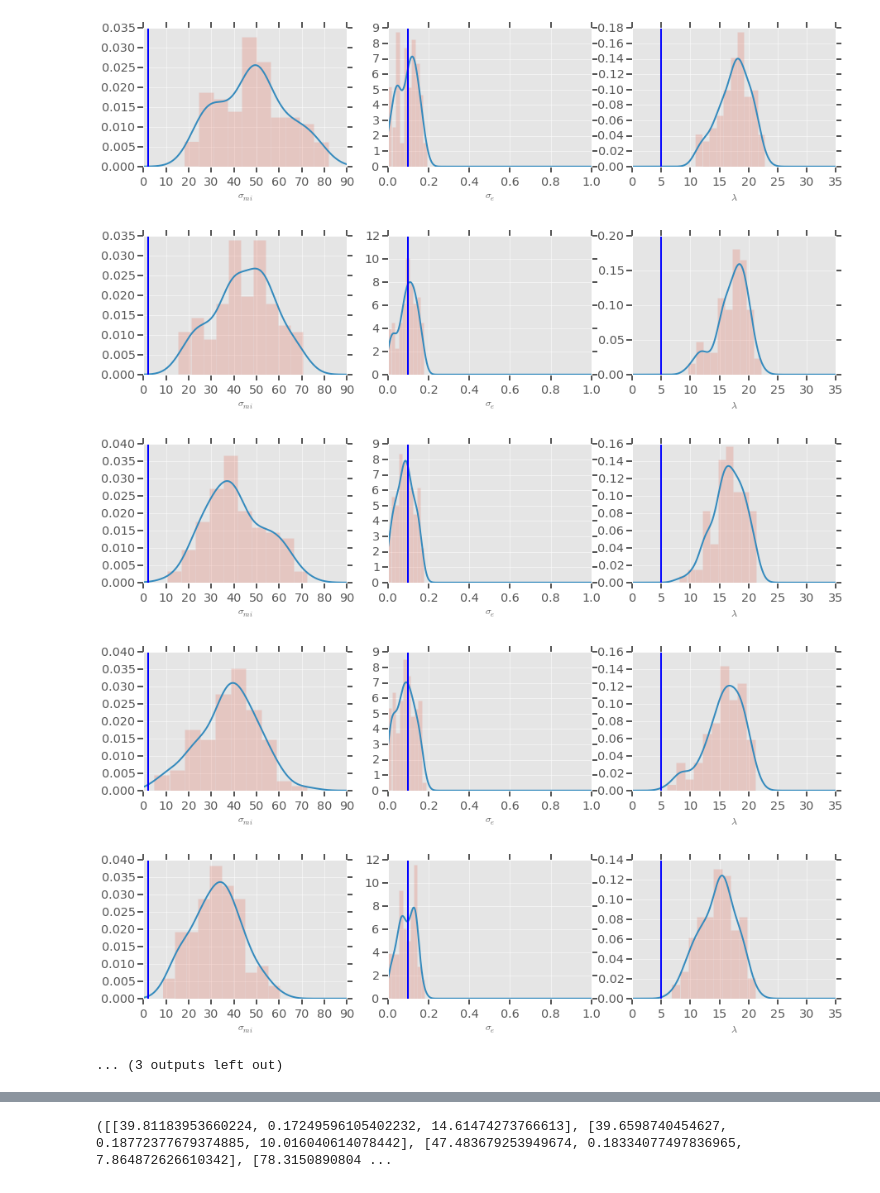
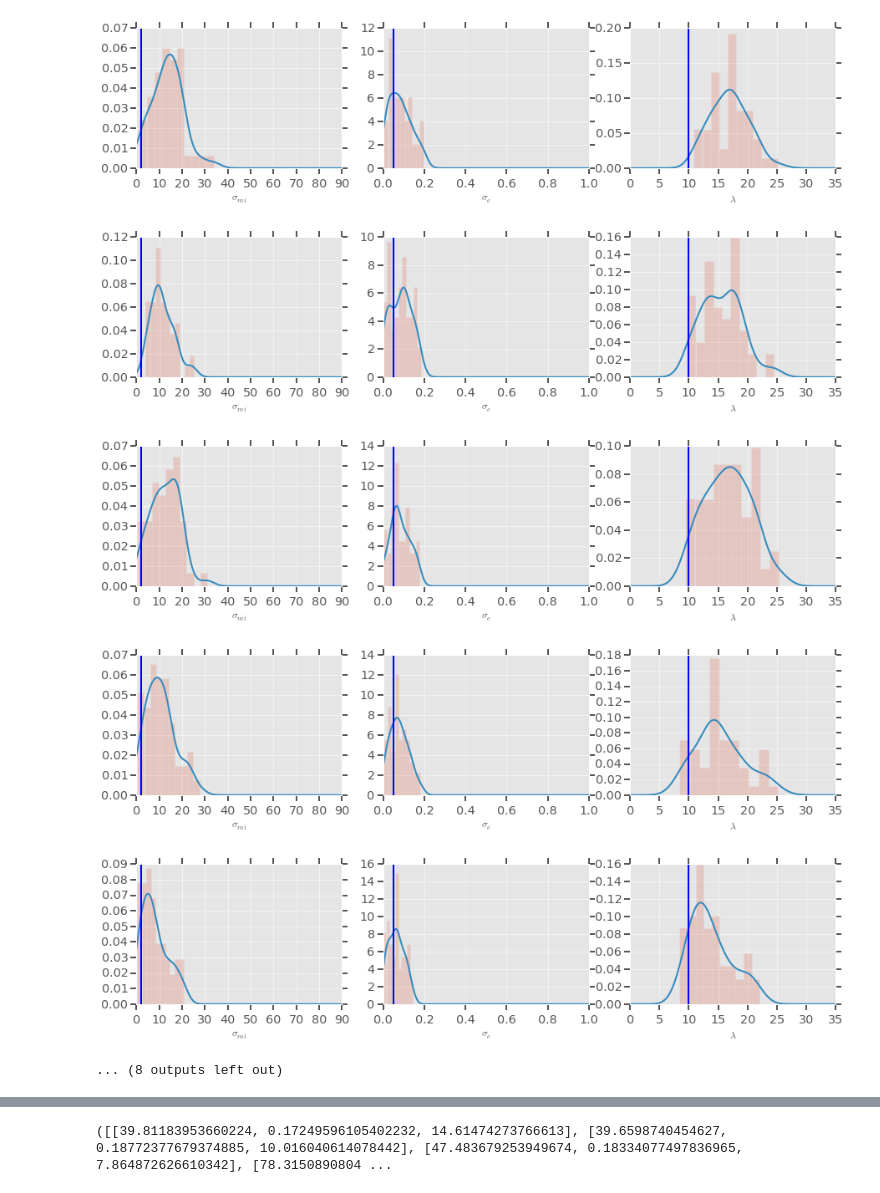
Before and after one commit to rcmorehead/simplanets, a Jupyter notebook: simplanets_demo.ipynb, the cells around one changed output, grey strips where cells are left out. Drawn from its saved outputs; the diff is of its cells as text; code cells hidden in the pictures.

```diff
--- a/simplanets_demo.ipynb
+++ b/simplanets_demo.ipynb
@@ -108,7 +108,7 @@ for P in OT:
 # %%
 DT = pickle.load(file('demo.pkl'))
 # %%
-thetad = (2.0, 0.1, 5)
+thetad = (2.0, 0.05, 10)
 for P in DT:
     plt.figure(figsize=(15,3))
     plt.subplot(131)
@@ -143,7 +143,7 @@ for P in DT:
-[figure, old version]
+[figure, new version]
-[figure, old version]
+[figure, new version]
-[figure, old version]
+[figure, new version]
-[figure, old version]
+[figure, new version]
-[figure, old version]
+[figure, new version]
-... (3 outputs left out)
+... (8 outputs left out)
 # %%
```
Also changed, not shown: parts of 4 cells of this notebook.
